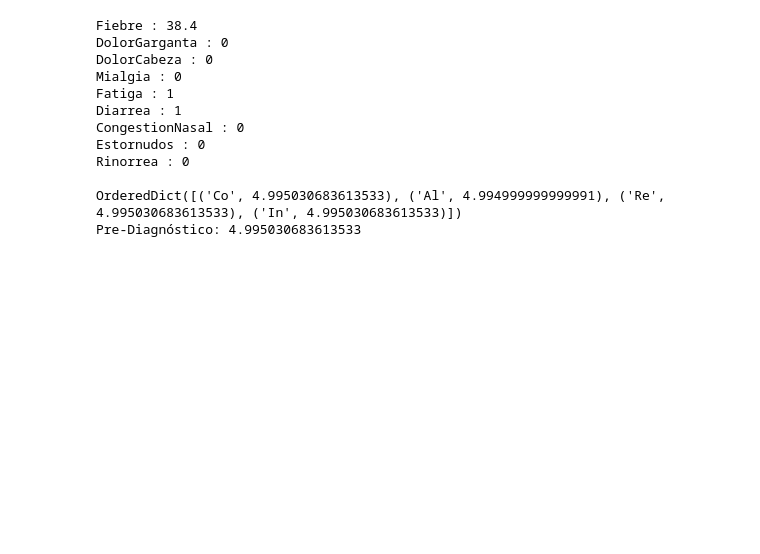
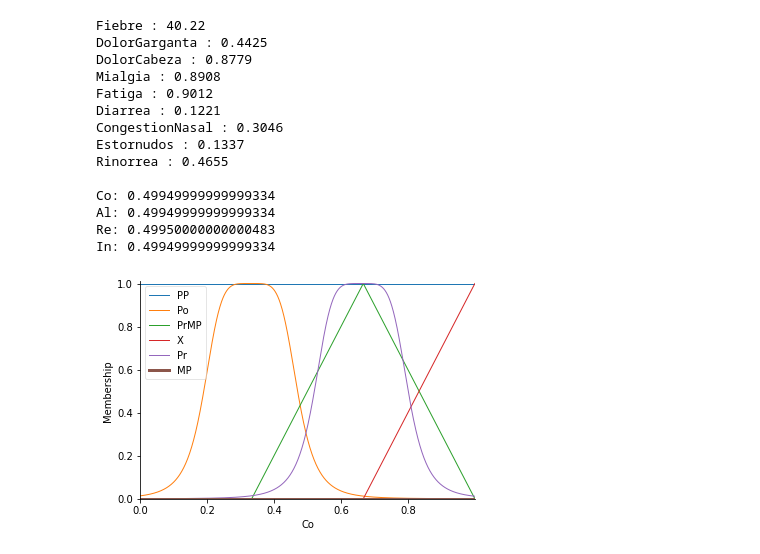
Before and after one commit to aaaimx/covid19-detection, a Jupyter notebook: system/diagnosis.ipynb, the cells around one changed output. Cells and saved outputs as stored; diff of their text form; code cells hidden in the pictures; blank space fills up the shorter version.

Commit message:
Testing system responses

```diff
--- a/system/diagnosis.ipynb
+++ b/system/diagnosis.ipynb
@@ -1,13 +1,11 @@
 # %%
-
-
 
 import numpy as np
 import skfuzzy as fuzz
 from skfuzzy import control as ctrl
-from rules import rule1, rule2, rule3, rule4, rule5, rule6
+from rules import *
 
-system = ctrl.ControlSystem(rules=[rule1, rule2, rule3, rule4, rule5, rule6])
+system = ctrl.ControlSystem(rules=[rule1, rule2, rule3, rule4, rule5, rule6, rule7, rule8, rule9, rule10])
 diagnosis = ctrl.ControlSystemSimulation(system)
 
 """
@@ -23,7 +21,7 @@ Influenza=[40.22, 0.8779, 0.8908, 0.9012, 0.3046, 0.1337, 0.4425, 0.1221, 0.4655
 COVID-19=[38.4, 0, 0, 1, 0, 0, 0, 1, 0]
 """
 
-inputs = [38.4, 0, 0, 1, 0, 0, 0, 1, 0]
+inputs = [40.22, 0.8779, 0.8908, 0.9012, 0.3046, 0.1337, 0.4425, 0.1221, 0.4655]
 diagnosis.input['Fiebre'] = inputs[0]
 diagnosis.input['DolorCabeza'] = inputs[1]
 diagnosis.input['Mialgia'] = inputs[2]
@@ -34,22 +32,28 @@ diagnosis.input['DolorGarganta'] = inputs[6]
 diagnosis.input['Diarrea'] = inputs[7]
 diagnosis.input['Rinorrea'] = inputs[8]
 print(diagnosis.input)
-
 diagnosis.compute()
-#---------------------------------------
-print(diagnosis.output)
-print('Pre-Diagnóstico:', max([diagnosis.output['Co'], diagnosis.output['Al'], diagnosis.output['Re'], diagnosis.output['In']]))
+print('Co:', diagnosis.output['Co'])
+print('Al:', diagnosis.output['Al'])
+print('Re:', diagnosis.output['Re'])
+print('In:', diagnosis.output['In'])
 #diagno.view(sim=diagnosis)
 # %% [output]
-Fiebre : 38.4
-DolorGarganta : 0
-DolorCabeza : 0
-Mialgia : 0
-Fatiga : 1
-Diarrea : 1
-CongestionNasal : 0
-Estornudos : 0
-Rinorrea : 0
+Fiebre : 40.22
+DolorGarganta : 0.4425
+DolorCabeza : 0.8779
+Mialgia : 0.8908
+Fatiga : 0.9012
+Diarrea : 0.1221
+CongestionNasal : 0.3046
+Estornudos : 0.1337
+Rinorrea : 0.4655
 
-OrderedDict([('Co', 4.995030683613533), ('Al', 4.994999999999991), ('Re', 4.995030683613533), ('In', 4.995030683613533)])
-Pre-Diagnóstico: 4.995030683613533
+Co: 0.49949999999999334
+Al: 0.49949999999999334
+Re: 0.49950000000000483
+In: 0.49949999999999334
+# %%
+Co['MP'].view()
+# %% [output]
+[figure, added]
```
Also changed, not shown: 4 other files.
